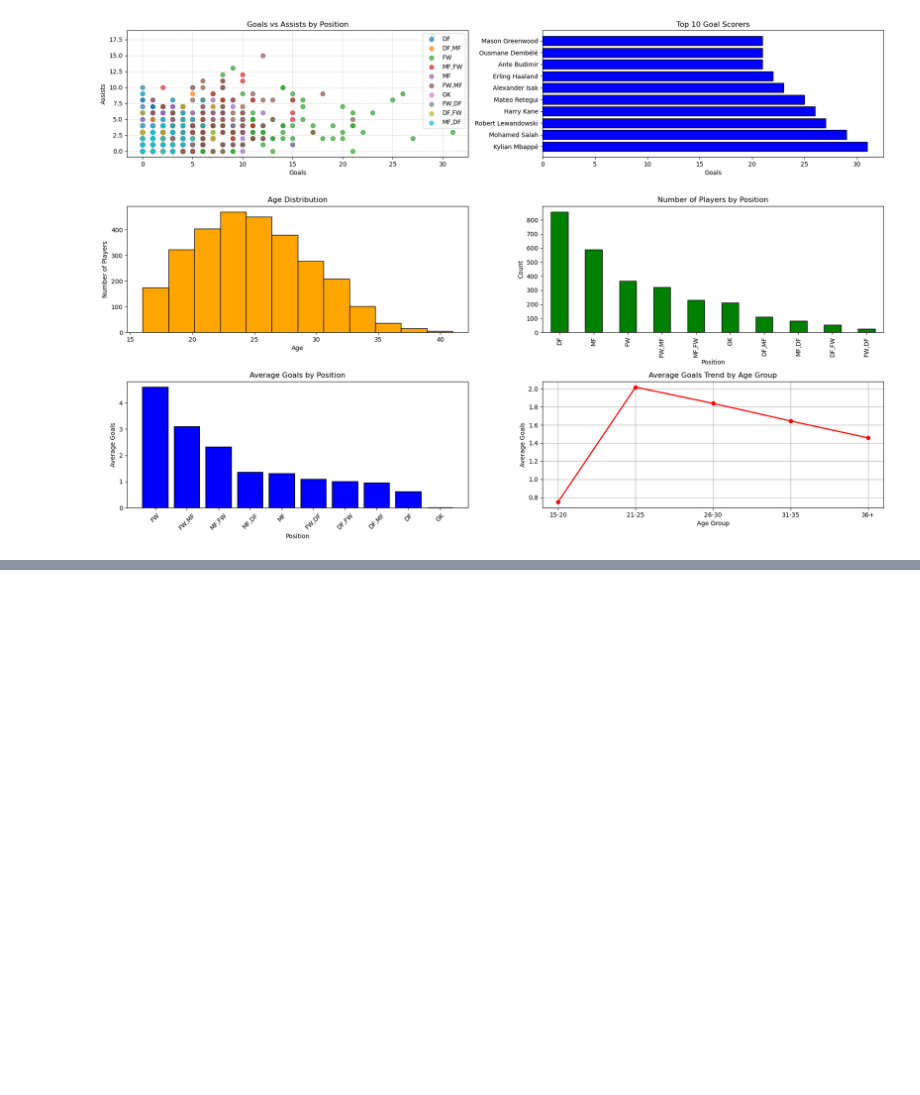
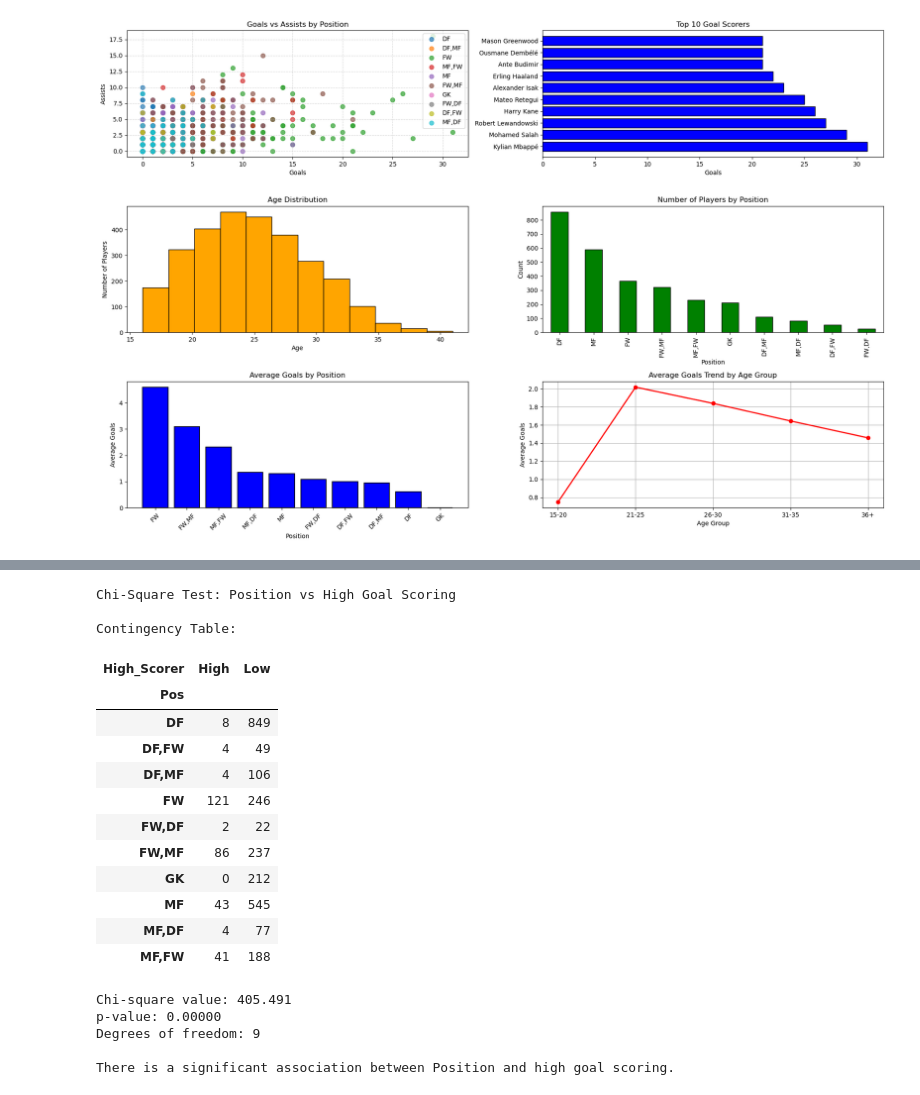
Before and after one commit to henryking938473-ux/DATA-VISUALIZATION-SDS-2206, a Jupyter notebook: GROUP 1.ipynb, the cells around one changed output, grey strips where cells are left out. Drawn from its saved outputs; the diff is of its cells as text; code cells hidden in the pictures; blank space fills up the shorter version.

```diff
--- a/GROUP 1.ipynb
+++ b/GROUP 1.ipynb
@@ -297,0 +360,45 @@ These insights can help clubs in player recruitment, tactical planning, and perf
+# %%
+# ====================== CHI-SQUARE TEST ======================
+
+print("Chi-Square Test: Position vs High Goal Scoring")
+
+# Create a simple high scorer category
+df['High_Scorer'] = np.where(df['Gls'] >= 5, 'High', 'Low')
+
+# Create contingency table
+contingency = pd.crosstab(df['Pos'], df['High_Scorer'])
+print("\nContingency Table:")
+display(contingency)
+
+# Run the test
+chi2, p, dof, expected = stats.chi2_contingency(contingency)
+
+print(f"\nChi-square value: {chi2:.3f}")
+print(f"p-value: {p:.5f}")
+print(f"Degrees of freedom: {dof}")
+
+if p < 0.05:
+    print("\nThere is a significant association between Position and high goal scoring.")
+else:
+    print("\nNo significant association was found between Position and high goal scoring.")
+# %% [output]
+Chi-Square Test: Position vs High Goal Scoring
+
+Contingency Table:
+| High_Scorer | High | Low |
+| Pos |  |  |
+| DF | 8 | 849 |
+| DF,FW | 4 | 49 |
+| DF,MF | 4 | 106 |
+| FW | 121 | 246 |
+| FW,DF | 2 | 22 |
+| FW,MF | 86 | 237 |
+| GK | 0 | 212 |
+| MF | 43 | 545 |
+| MF,DF | 4 | 77 |
+| MF,FW | 41 | 188 |
+Chi-square value: 405.491
+p-value: 0.00000
+Degrees of freedom: 9
+
+There is a significant association between Position and high goal scoring.
```
Also changed, not shown: parts of 7 cells of this notebook.
